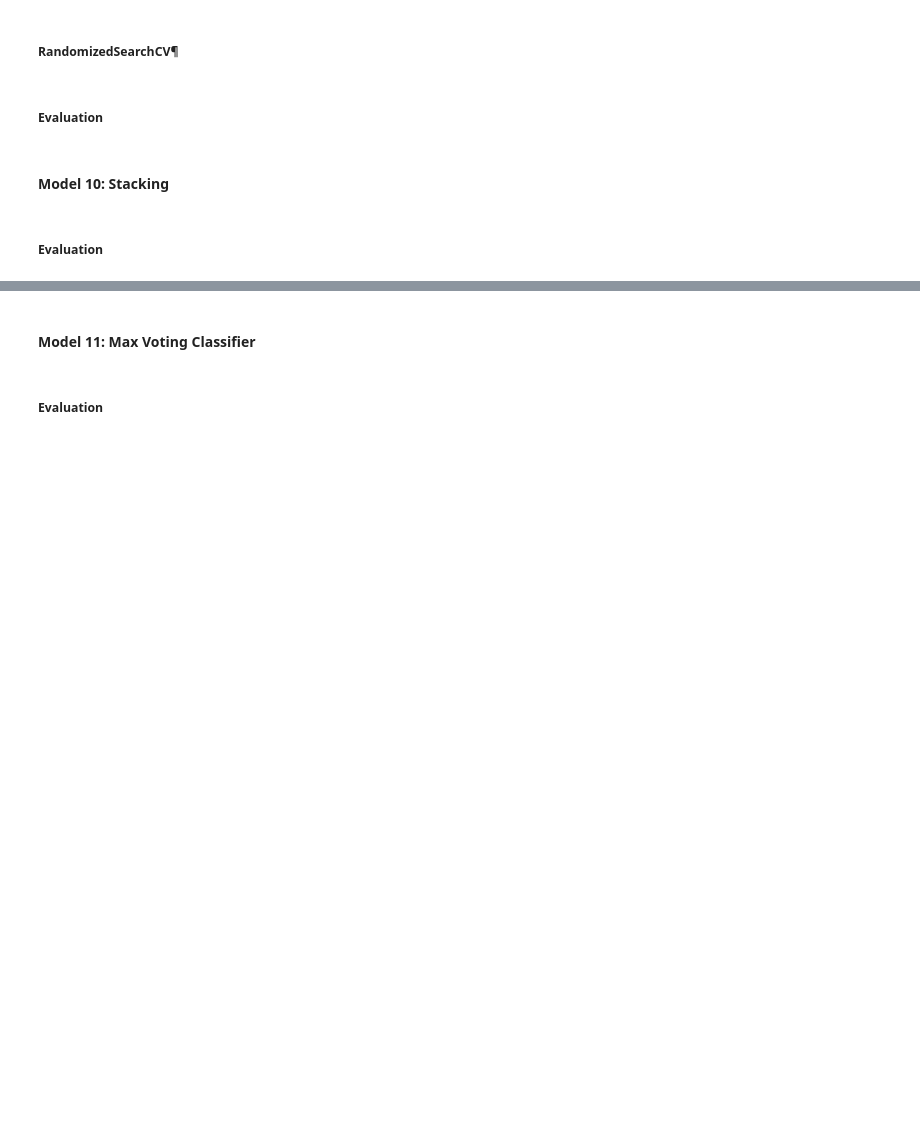
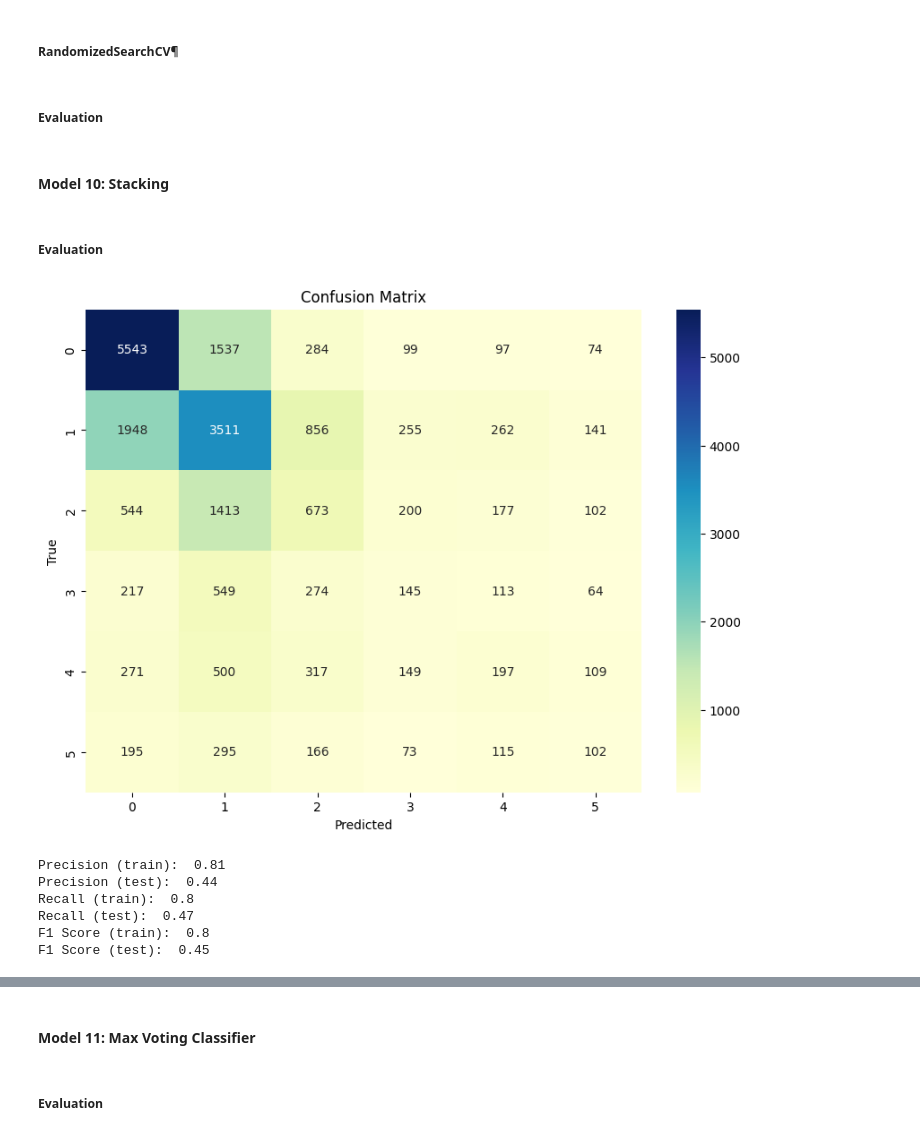
Before and after one commit to SimonBernarding/ML_project_SimonBernarding, a Jupyter notebook: project_classification.ipynb, the cells around one changed output, grey strips where cells are left out. Drawn from its saved outputs; the diff is of its cells as text; code cells hidden in the pictures; blank space fills up the shorter version.

```diff
--- a/project_classification.ipynb
+++ b/project_classification.ipynb
@@ -1290,8 +1373,8 @@ model_9.fit(X_train, y_train)
 # # Get the best model
 # model_9 = random_search.best_estimator_
 # %%
-y_pred_train = model_9.predict(X_train)
-y_pred_test = model_9.predict(X_test)
+y_pred_train_9 = model_9.predict(X_train)
+y_pred_test_9 = model_9.predict(X_test)
 # %%
 # Save the model
 dump(model_9, 'models/model_9.joblib')
@@ -1368,34 +1455,42 @@ model_10 = load('models/model_10.joblib')
 # %%
 # Calculate Confusion Matrix
 conf_matrix = confusion_matrix(y_test, y_pred_test)
 
 # Create confusion matrix
 conf_matrixf = pd.DataFrame(conf_matrix)
 
 # Plot confusion matrix
 plt.figure(figsize=(10,7))
 sns.heatmap(conf_matrixf, annot=True, fmt='d', cmap='YlGnBu')
 plt.xlabel('Predicted')
 plt.ylabel('True')
 plt.title('Confusion Matrix')
 plt.show()
 
 # Calculate Precision
-precision_train = precision_score(y_train, y_pred_train, average='weighted')
-precision_test = precision_score(y_test, y_pred_test, average='weighted')
-print('Precision (train): ', round(precision_train, 2))
-print('Precision (test): ', round(precision_test, 2))
+precision_train_10 = precision_score(y_train, y_pred_train_10, average='weighted')
+precision_test_10 = precision_score(y_test, y_pred_test_10, average='weighted')
+print('Precision (train): ', round(precision_train_10, 2))
+print('Precision (test): ', round(precision_test_10, 2))
 
 # Calculate Recall
-recall_train = recall_score(y_train, y_pred_train, average='weighted')
-recall_test = recall_score(y_test, y_pred_test, average='weighted')
-print('Recall (train): ', round(recall_train, 2))
-print('Recall (test): ', round(recall_test, 2))
+recall_train_10 = recall_score(y_train, y_pred_train_10, average='weighted')
+recall_test_10 = recall_score(y_test, y_pred_test_10, average='weighted')
+print('Recall (train): ', round(recall_train_10, 2))
+print('Recall (test): ', round(recall_test_10, 2))
 
 # Calculate F1 Score
-f1_train = f1_score(y_train, y_pred_train, average='weighted')
-f1_test = f1_score(y_test, y_pred_test, average='weighted')
-print('F1 Score (train): ', round(f1_train, 2))
-print('F1 Score (test): ', round(f1_test, 2))
+f1_train_10 = f1_score(y_train, y_pred_train_10, average='weighted')
+f1_test_10 = f1_score(y_test, y_pred_test_10, average='weighted')
+print('F1 Score (train): ', round(f1_train_10, 2))
+print('F1 Score (test): ', round(f1_test_10, 2))
+# %% [output]
+[figure, added]
+Precision (train):  0.81
+Precision (test):  0.44
+Recall (train):  0.8
+Recall (test):  0.47
+F1 Score (train):  0.8
+F1 Score (test):  0.45
 # %%
 # Calculate Classification Report
```
Also changed, not shown: parts of 47 cells of this notebook.
